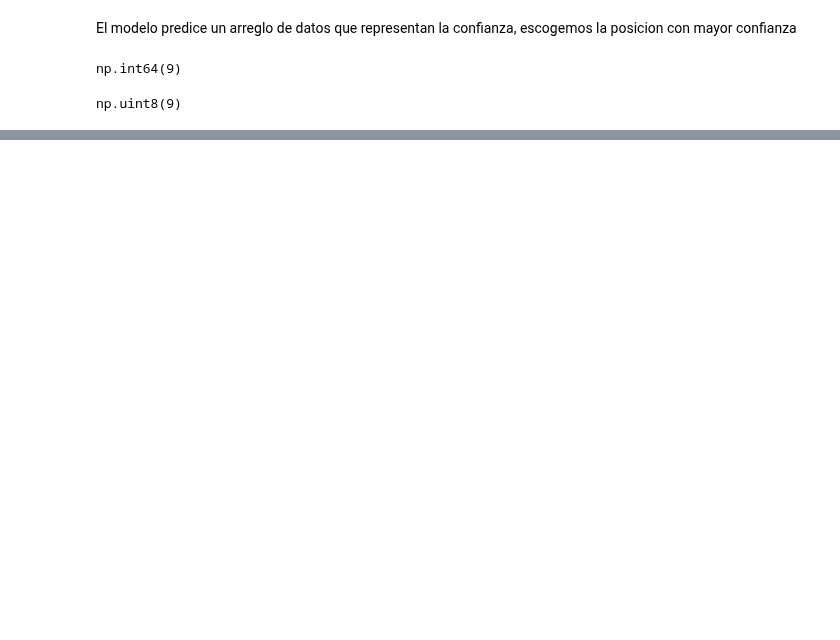
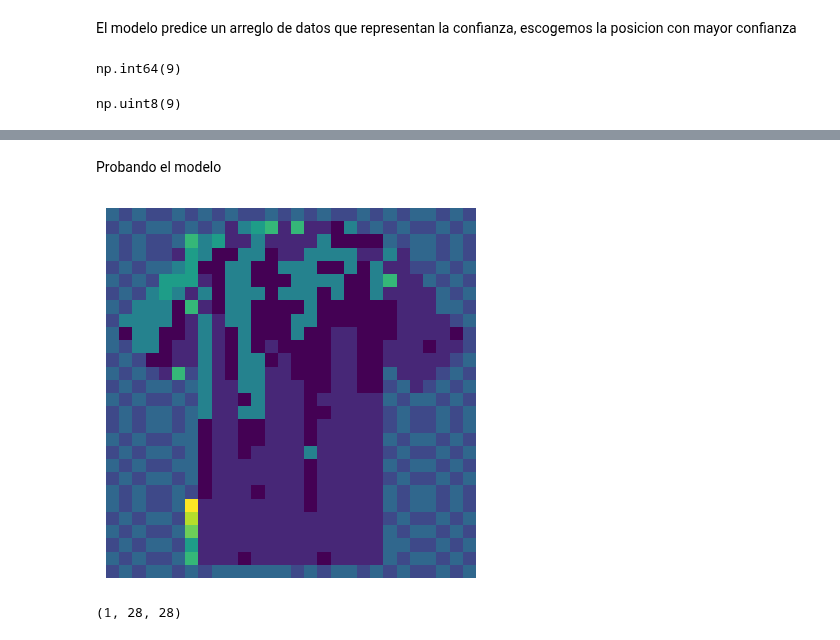
Before and after one commit to diegomel07/Inteligencia-Artificial-y-Mini-Robots, a Jupyter notebook: Trabajos/Cap5/MNIST.ipynb, the cells around one changed output, grey strips where cells are left out. Saved outputs shown, nothing was run; the diff lists cells and outputs as text; code cells hidden in the pictures; blank space fills up the shorter version.

```diff
--- a/Trabajos/Cap5/MNIST.ipynb
+++ b/Trabajos/Cap5/MNIST.ipynb
@@ -172,0 +161,20 @@ plt.show()
+# %% [markdown]
+Probando el modelo
+# %%
+from PIL import Image
+import numpy as np
+img = Image.open("/media/camiseta.png").convert('L')
+img = img.resize((28 , 28))
+img = np.array(img)
+img = img / 255
+
+plt.imshow(img)
+plt.axis('off')
+plt.show()
+# %% [output]
+[figure, added]
+# %%
+img = (np.expand_dims(img,0))
+img.shape
+# %% [output]
+(1, 28, 28)
```
Also changed, not shown: parts of 7 cells of this notebook.
